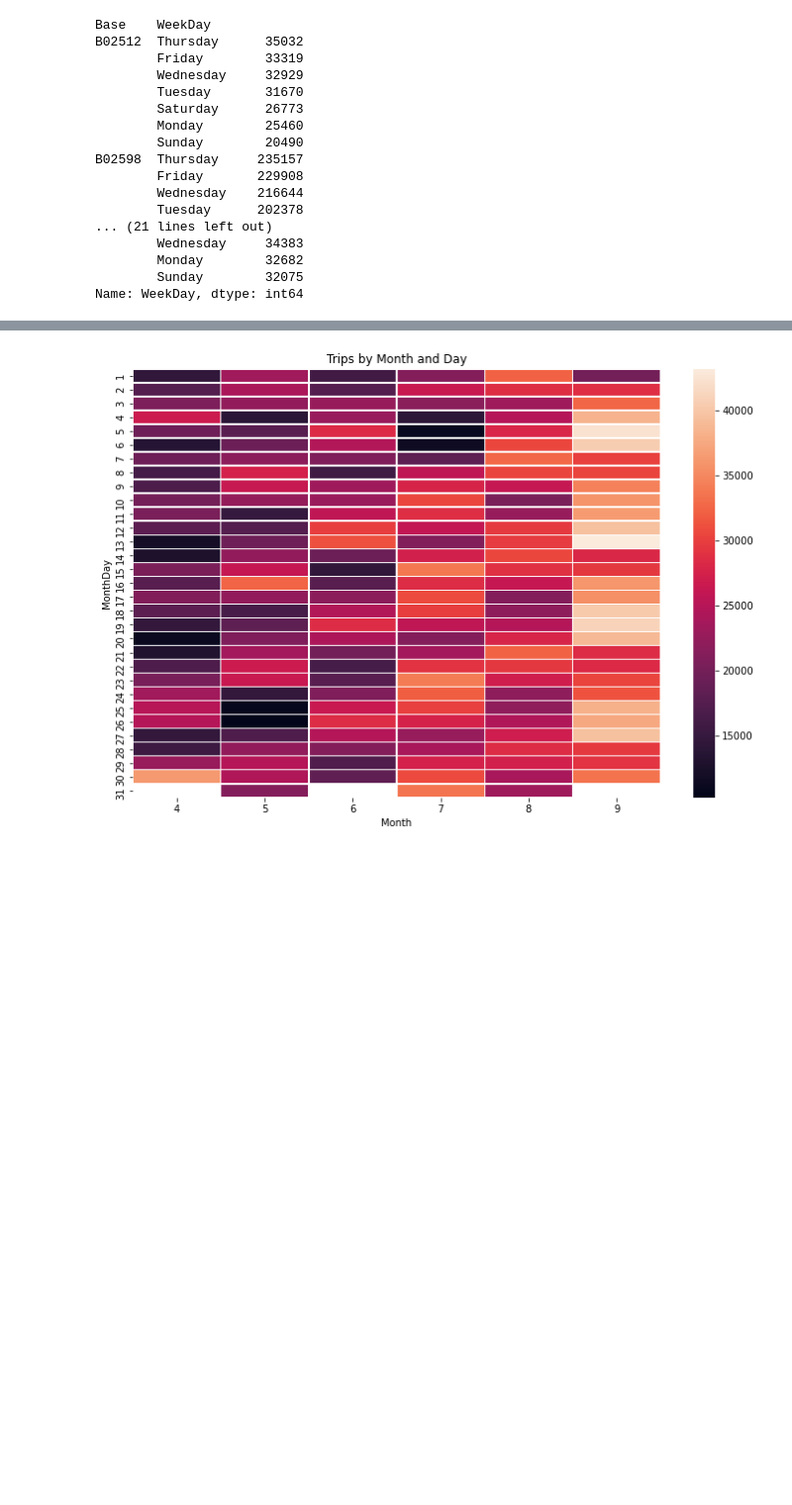
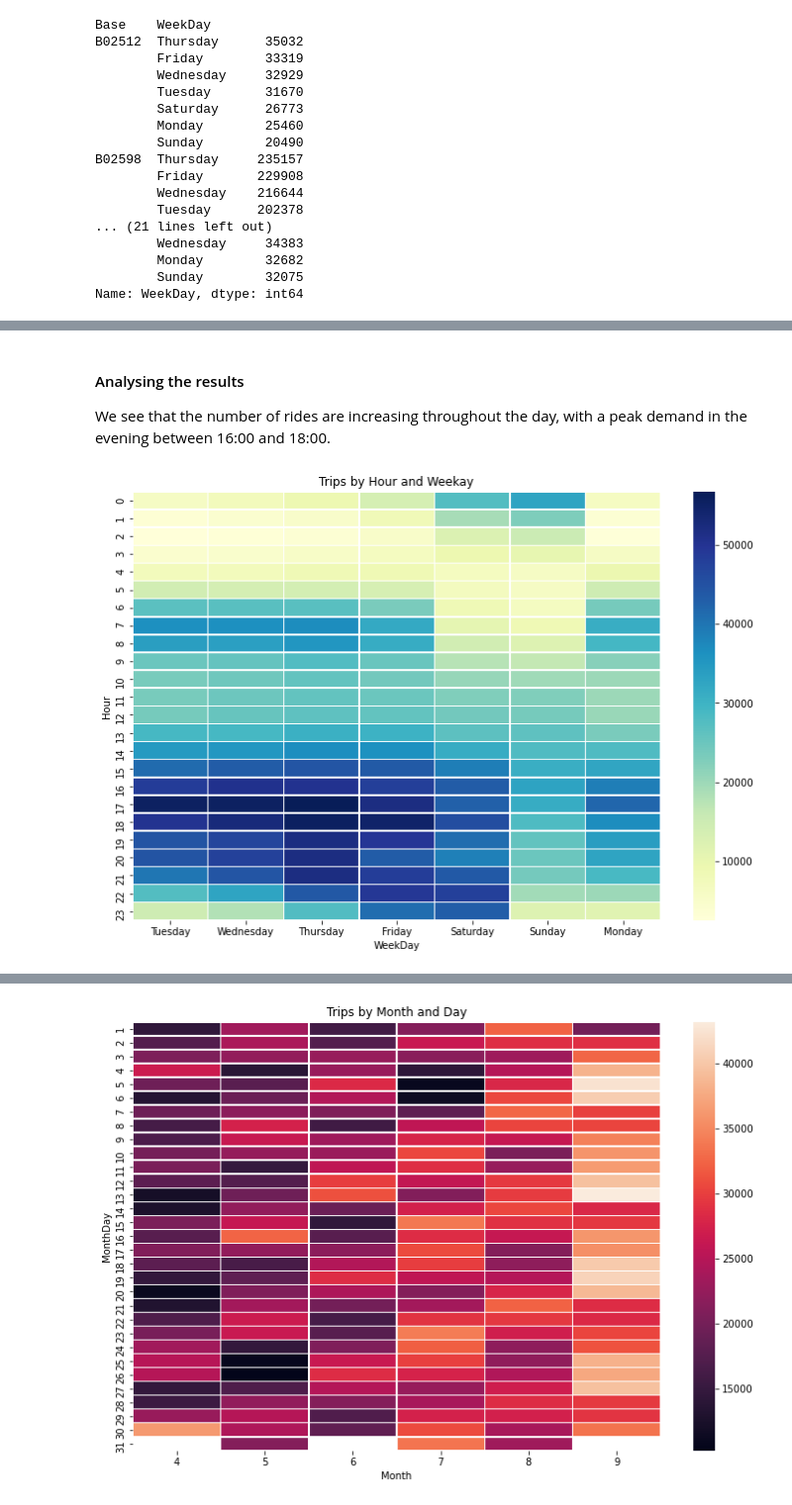
Before and after one commit to eddyk92/Uber_Data_Analysis, a Jupyter notebook: Uber-dataset/Uber-Analysis.ipynb, the cells around one changed output, grey strips where cells are left out. Shown at 99% size. Saved outputs shown, nothing was run; the diff lists cells and outputs as text; code cells hidden in the pictures; blank space fills up the shorter version.

Commit message:
Workbook with Analysis Results

```diff
--- a/Uber-dataset/Uber-Analysis.ipynb
+++ b/Uber-dataset/Uber-Analysis.ipynb
@@ -261,0 +288,16 @@ ax.set(title="Trips by Hour and Day");
+# %% [markdown]
+#### Analysing the results
+We see that the number of rides are increasing throughout the day, with a peak demand in the evening between 16:00 and 18:00.
+# %%
+# Return Trips By Day and Hour
+hour_weekday = df.groupby('Hour WeekDay'.split(), sort = False).apply(count_rows).unstack()
+hour_day.head()
+
+# Heat Map of Trips By Day and Hour
+plt.figure(figsize = (12,8))
+
+#Using the seaborn heatmap function
+ax = sns.heatmap(hour_weekday, cmap=cm.YlGnBu, linewidth = .5)
+ax.set(title="Trips by Hour and Weekay");
+# %% [output]
+[figure, added]
```
Also changed, not shown: parts of 16 cells of this notebook.
